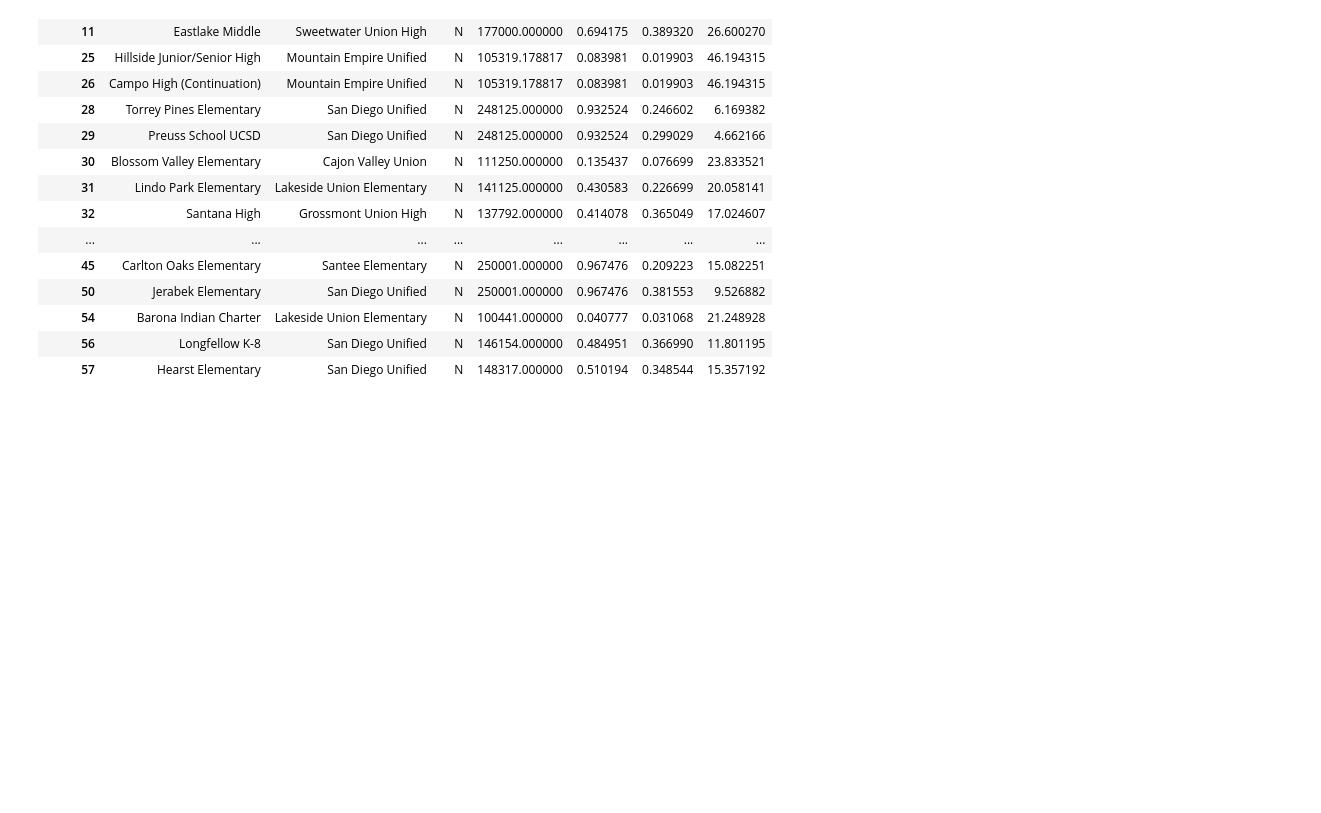
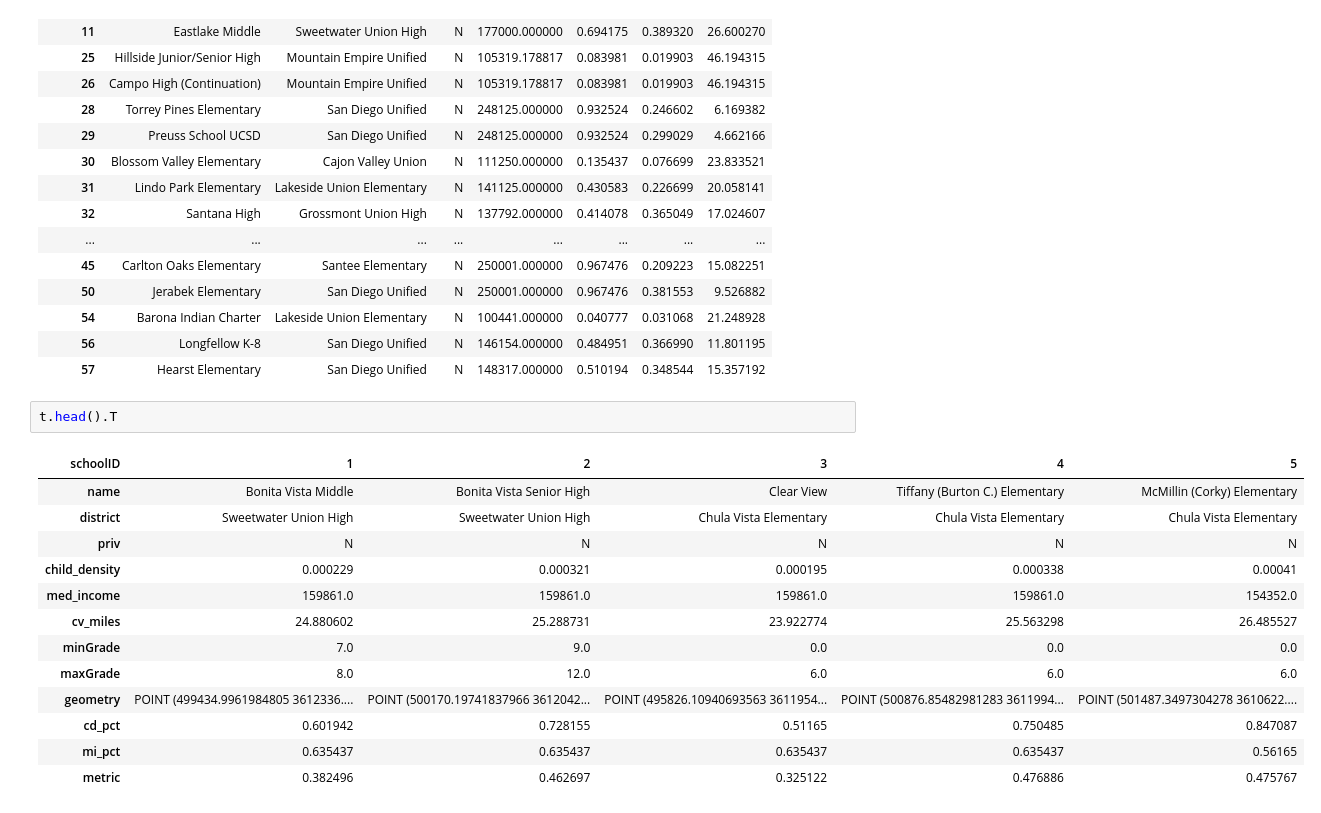
Before and after one commit to jointheleague/marketing-data, a Jupyter notebook: notebooks/ericbusboom/schools.ipynb, the cells around one changed output. Saved outputs shown, nothing was run; the diff lists cells and outputs as text; blank space fills up the shorter version.

```diff
--- a/notebooks/ericbusboom/schools.ipynb
+++ b/notebooks/ericbusboom/schools.ipynb
@@ -299,3 +297,19 @@ x[['name','district','priv','med_income','mi_pct','cd_pct', 'cv_miles']].head(20
 | 54 | Barona Indian Charter | Lakeside Union Elementary | N | 100441.000000 | 0.040777 | 0.031068 | 21.248928 |
 | 56 | Longfellow K-8 | San Diego Unified | N | 146154.000000 | 0.484951 | 0.366990 | 11.801195 |
 | 57 | Hearst Elementary | San Diego Unified | N | 148317.000000 | 0.510194 | 0.348544 | 15.357192 |
+# %%
+t.head().T
+# %% [output]
+| schoolID | 1 | 2 | 3 | 4 | 5 |
+| name | Bonita Vista Middle | Bonita Vista Senior High | Clear View | Tiffany (Burton C.) Elementary | McMillin (Corky) Elementary |
+| district | Sweetwater Union High | Sweetwater Union High | Chula Vista Elementary | Chula Vista Elementary | Chula Vista Elementary |
+| priv | N | N | N | N | N |
+| child_density | 0.000229 | 0.000321 | 0.000195 | 0.000338 | 0.00041 |
+| med_income | 159861.0 | 159861.0 | 159861.0 | 159861.0 | 154352.0 |
+| cv_miles | 24.880602 | 25.288731 | 23.922774 | 25.563298 | 26.485527 |
+| minGrade | 7.0 | 9.0 | 0.0 | 0.0 | 0.0 |
+| maxGrade | 8.0 | 12.0 | 6.0 | 6.0 | 6.0 |
+| geometry | POINT (499434.9961984805 3612336.... | POINT (500170.19741837966 3612042... | POINT (495826.10940693563 3611954... | POINT (500876.85482981283 3611994... | POINT (501487.3497304278 3610622.... |
+| cd_pct | 0.601942 | 0.728155 | 0.51165 | 0.750485 | 0.847087 |
+| mi_pct | 0.635437 | 0.635437 | 0.635437 | 0.635437 | 0.56165 |
+| metric | 0.382496 | 0.462697 | 0.325122 | 0.476886 | 0.475767 |
```
Also changed, not shown: parts of 4 cells of this notebook, 41 other files.
